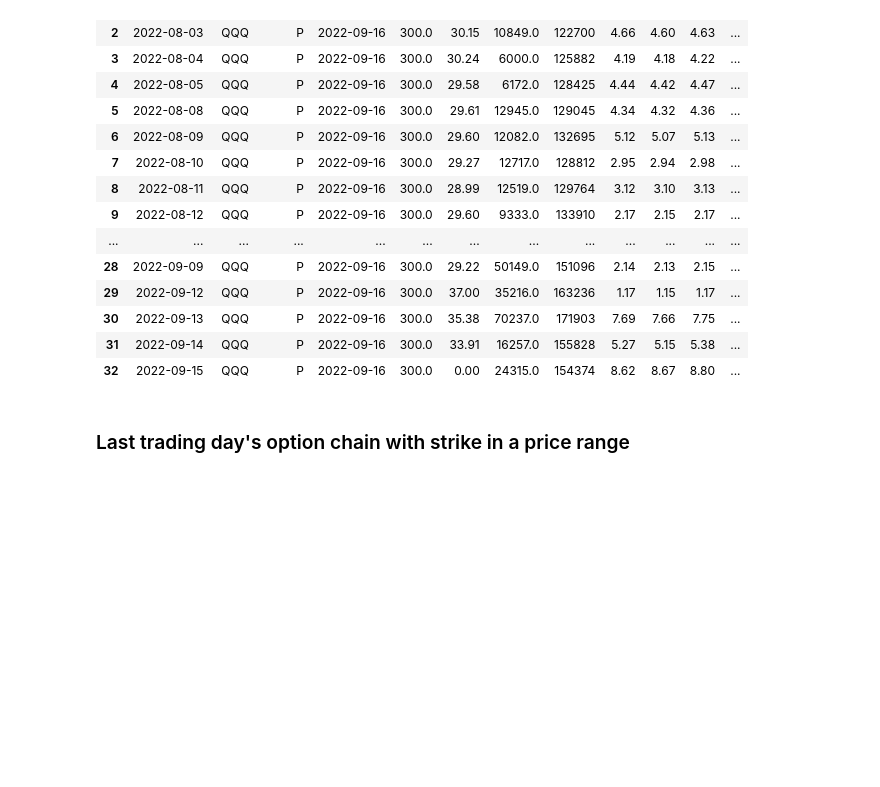
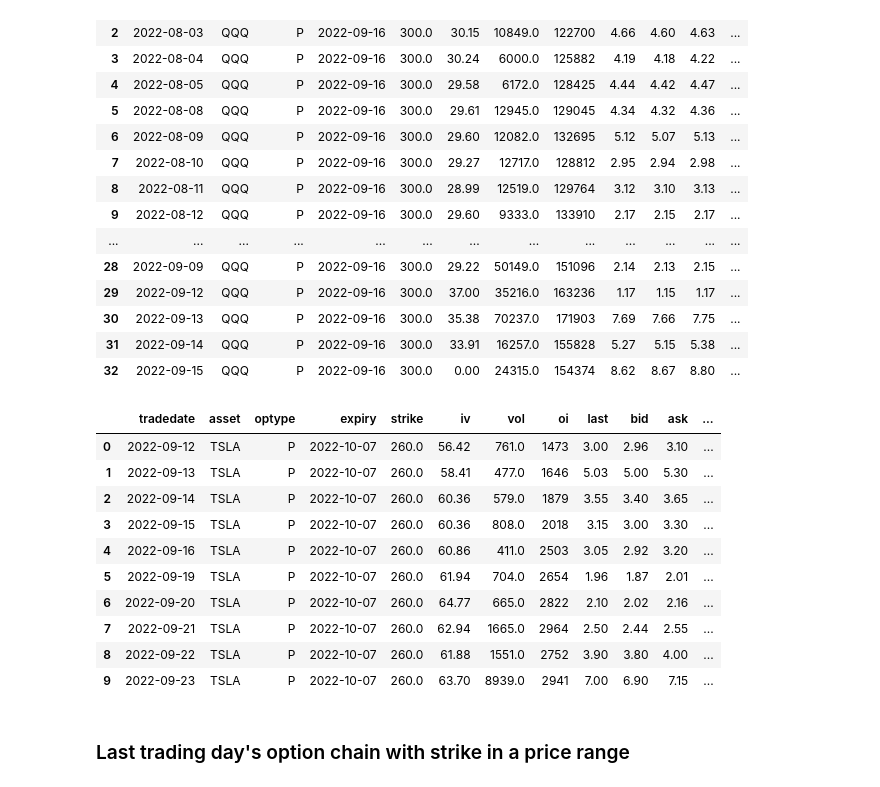
Before and after one commit to willbillionquant/bsoption, a Jupyter notebook: nyopchain-dbclass.ipynb, the cells around one changed output. Cells and saved outputs as stored; diff of their text form; code cells hidden in the pictures; blank space fills up the shorter version.

```diff
--- a/nyopchain-dbclass.ipynb
+++ b/nyopchain-dbclass.ipynb
@@ -230,6 +230,33 @@ dfop2
 | 30 | 2022-09-13 | QQQ | P | 2022-09-16 | 300.0 | 35.38 | 70237.0 | 171903 | 7.69 | 7.66 | 7.75 | ... |
 | 31 | 2022-09-14 | QQQ | P | 2022-09-16 | 300.0 | 33.91 | 16257.0 | 155828 | 5.27 | 5.15 | 5.38 | ... |
 | 32 | 2022-09-15 | QQQ | P | 2022-09-16 | 300.0 | 0.00 | 24315.0 | 154374 | 8.62 | 8.67 | 8.80 | ... |
+# %%
+asset3 = 'TSLA'
+optype3 = 'P'
+strike3 = 260
+expiry3 = '2022-10-07'
+starttd3 = '2022-09-11'
+endtd3 = '2022-09-30'
+
+inputdict3 = {'asset': 'TSLA',  'optype': (optype3, optype3),
+              'strike_lowerbound': strike3,  'strike_upperbound': strike3,
+              'startexpiry': expiry3,  'endexpiry': expiry3,
+              'starttd': starttd3, 'endtd': endtd3}
+
+dfop3 = Opchain.loadopdata(inputdict3)
+dfop3
+# %% [output]
+|  | tradedate | asset | optype | expiry | strike | iv | vol | oi | last | bid | ask | ... |
+| 0 | 2022-09-12 | TSLA | P | 2022-10-07 | 260.0 | 56.42 | 761.0 | 1473 | 3.00 | 2.96 | 3.10 | ... |
+| 1 | 2022-09-13 | TSLA | P | 2022-10-07 | 260.0 | 58.41 | 477.0 | 1646 | 5.03 | 5.00 | 5.30 | ... |
+| 2 | 2022-09-14 | TSLA | P | 2022-10-07 | 260.0 | 60.36 | 579.0 | 1879 | 3.55 | 3.40 | 3.65 | ... |
+| 3 | 2022-09-15 | TSLA | P | 2022-10-07 | 260.0 | 60.36 | 808.0 | 2018 | 3.15 | 3.00 | 3.30 | ... |
+| 4 | 2022-09-16 | TSLA | P | 2022-10-07 | 260.0 | 60.86 | 411.0 | 2503 | 3.05 | 2.92 | 3.20 | ... |
+| 5 | 2022-09-19 | TSLA | P | 2022-10-07 | 260.0 | 61.94 | 704.0 | 2654 | 1.96 | 1.87 | 2.01 | ... |
+| 6 | 2022-09-20 | TSLA | P | 2022-10-07 | 260.0 | 64.77 | 665.0 | 2822 | 2.10 | 2.02 | 2.16 | ... |
+| 7 | 2022-09-21 | TSLA | P | 2022-10-07 | 260.0 | 62.94 | 1665.0 | 2964 | 2.50 | 2.44 | 2.55 | ... |
+| 8 | 2022-09-22 | TSLA | P | 2022-10-07 | 260.0 | 61.88 | 1551.0 | 2752 | 3.90 | 3.80 | 4.00 | ... |
+| 9 | 2022-09-23 | TSLA | P | 2022-10-07 | 260.0 | 63.70 | 8939.0 | 2941 | 7.00 | 6.90 | 7.15 | ... |
 # %% [markdown]
 ### Last trading day's option chain with strike in a price range
 # %%
```
